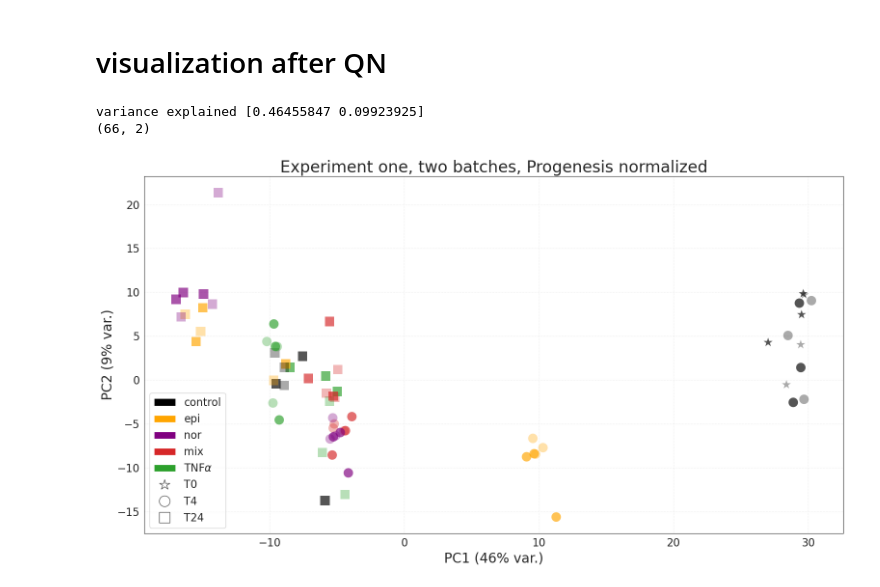
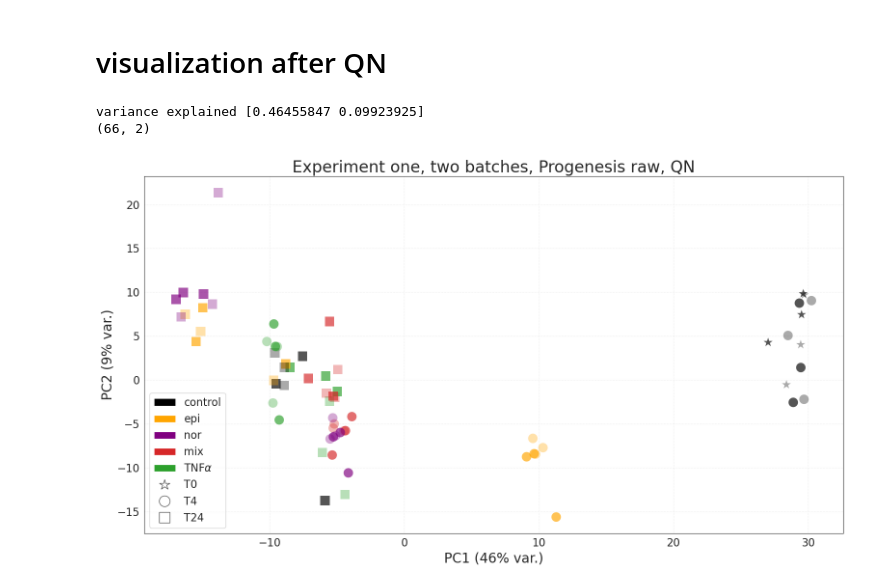
Before and after one commit to adelomana/vigur, a Jupyter notebook: lipidomics/EC072/progenesis/experiment_one_raw.ipynb, the cells around one changed output. Saved outputs shown, nothing was run; the diff lists cells and outputs as text; code cells hidden in the pictures.

```diff
--- a/lipidomics/EC072/progenesis/experiment_one_raw.ipynb
+++ b/lipidomics/EC072/progenesis/experiment_one_raw.ipynb
@@ -296,32 +296,32 @@ for i in range(len(pca_data.index)):
     posx = principal_df.iloc[i]['PC1']
     posy = principal_df.iloc[i]['PC2']
 
     # plot the dots
     matplotlib.pyplot.scatter(posx, posy, s=200, c=plotting_color, alpha=plotting_alpha, marker=plotting_marker, edgecolors='none')
 
 # legend
 legend_elements = [
     matplotlib.patches.Patch(facecolor='black', edgecolor='white'),
     matplotlib.patches.Patch(facecolor='orange', edgecolor='white'),
     matplotlib.patches.Patch(facecolor='purple', edgecolor='white'),
     matplotlib.patches.Patch(facecolor='tab:red', edgecolor='white'),
     matplotlib.patches.Patch(facecolor='tab:green', edgecolor='white'),
 
     matplotlib.lines.Line2D([0], [0], marker='*', color='black', markerfacecolor='white', markersize=16, alpha=2/3, lw=0),
     matplotlib.lines.Line2D([0], [0], marker='o', color='black', markerfacecolor='white', markersize=16, alpha=2/3, lw=0),
     matplotlib.lines.Line2D([0], [0], marker='s', color='black', markerfacecolor='white', markersize=16, alpha=2/3, lw=0)
     ]
 matplotlib.pyplot.legend(legend_elements, ['control', 'epi', 'nor', 'mix', 'TNF$\\alpha$', 'T0', 'T4', 'T24'], fontsize=16)
 
 # close figure
-matplotlib.pyplot.title('Experiment one, two batches, Progenesis normalized')
+matplotlib.pyplot.title('Experiment one, two batches, Progenesis raw, QN')
 matplotlib.pyplot.grid(alpha=1/2, ls=':')
 matplotlib.pyplot.xlabel('PC1 ({}% var.)'.format(int(pca.explained_variance_ratio_[0]*100)))
 matplotlib.pyplot.ylabel('PC2 ({}% var.)'.format(int(pca.explained_variance_ratio_[1]*100)))
 
 matplotlib.pyplot.tight_layout()
 matplotlib.pyplot.show()
 # %% [output]
 variance explained [0.46455847 0.09923925]
 (66, 2)
-[figure, old version]
+[figure, new version]
```
Also changed, not shown: parts of 1 cell of this notebook, 2 other files.
